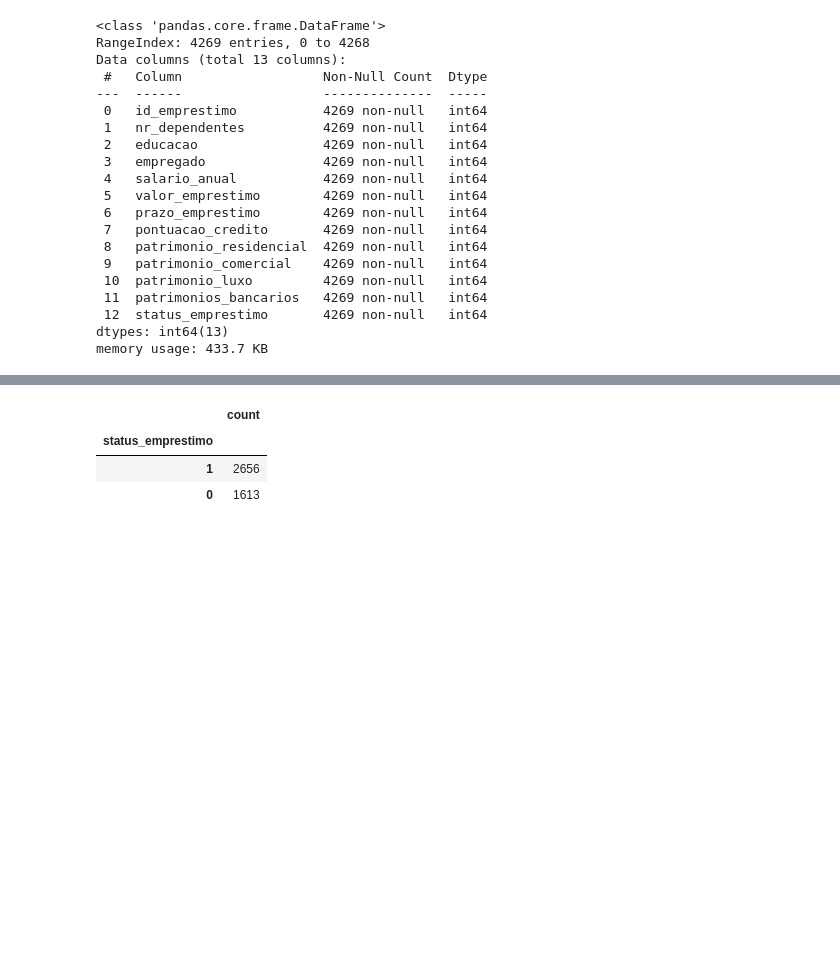
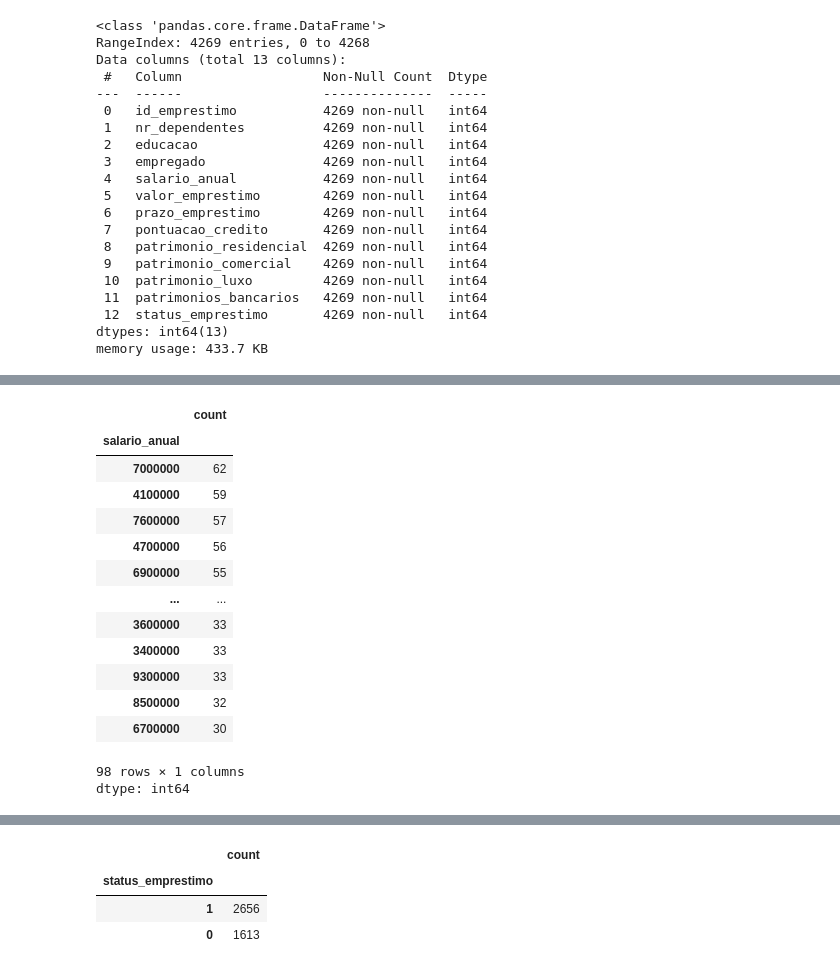
Before and after one commit to dayviddouglas/arvore_decisao_aprovacao_emprestimos, a Jupyter notebook: main.ipynb, the cells around one changed output, grey strips where cells are left out. Cells and saved outputs as stored; diff of their text form; code cells hidden in the pictures; blank space fills up the shorter version.

```diff
--- a/main.ipynb
+++ b/main.ipynb
@@ -154,0 +183,18 @@ memory usage: 433.7 KB
+# %%
+dados_Atualizados['salario_anual'].value_counts()
+# %% [output]
+|  | count |
+| salario_anual |  |
+| 7000000 | 62 |
+| 4100000 | 59 |
+| 7600000 | 57 |
+| 4700000 | 56 |
+| 6900000 | 55 |
+| ... | ... |
+| 3600000 | 33 |
+| 3400000 | 33 |
+| 9300000 | 33 |
+| 8500000 | 32 |
+| 6700000 | 30 |
+98 rows × 1 columns
+dtype: int64
```
Also changed, not shown: parts of 22 cells of this notebook.
